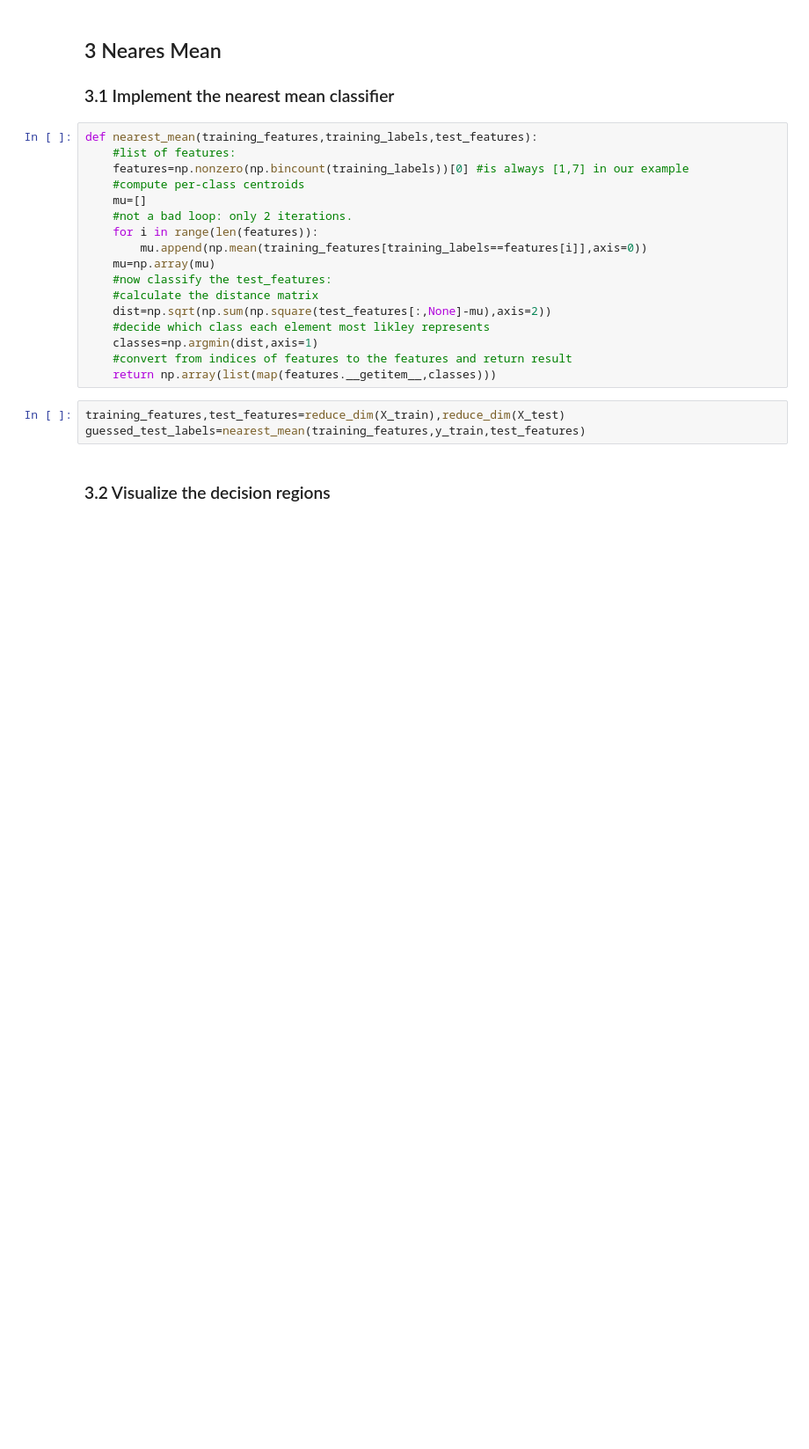
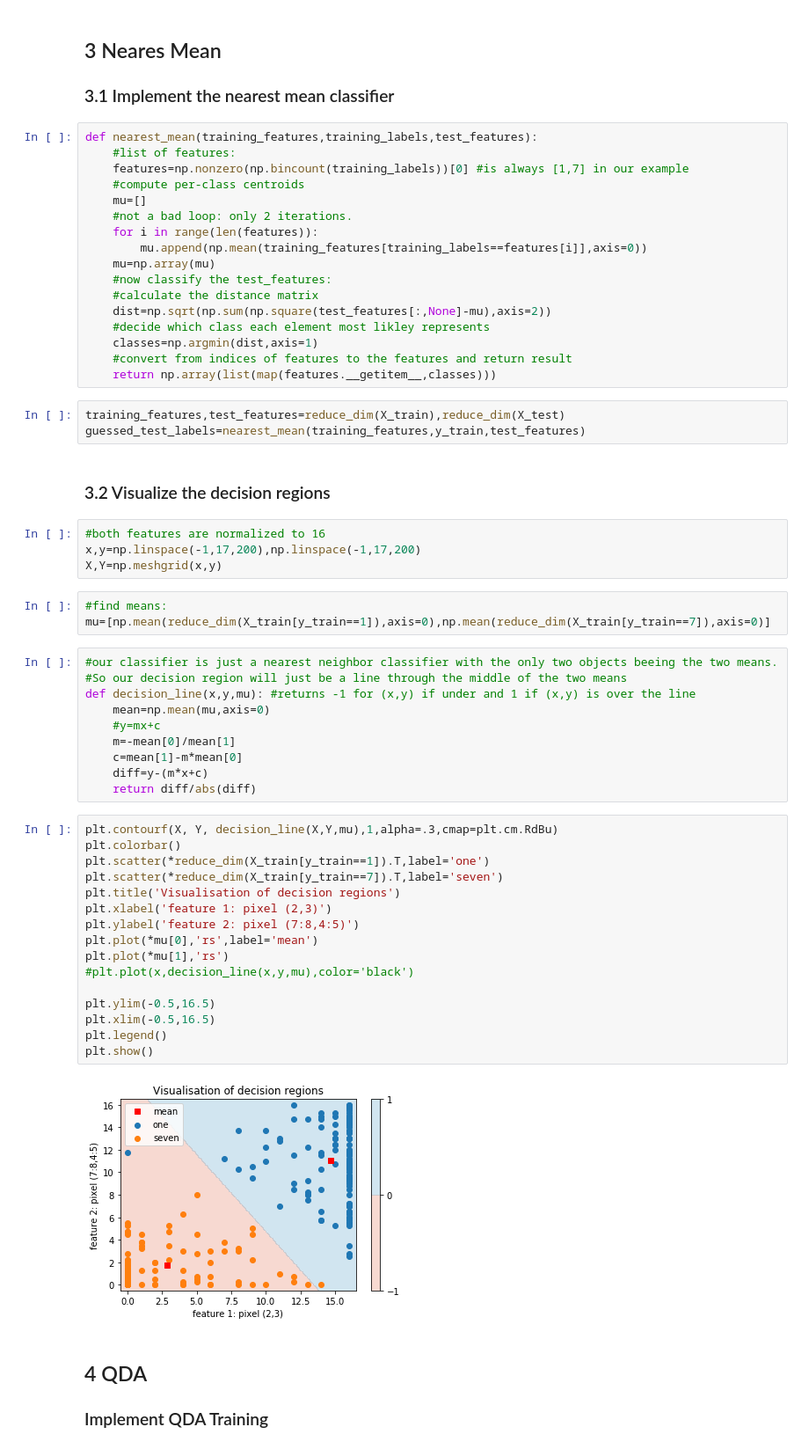
Before and after one commit to ml4cdeca/FundamentalsOfMachineLearning, a Jupyter notebook: blatt3/qda-lda.ipynb, the cells around one changed output. Shown at 88% size. Cells and saved outputs as stored; diff of their text form; blank space fills up the shorter version.

```diff
--- a/blatt3/qda-lda.ipynb
+++ b/blatt3/qda-lda.ipynb
@@ -105,3 +104,41 @@ training_features,test_features=reduce_dim(X_train),reduce_dim(X_test)
 guessed_test_labels=nearest_mean(training_features,y_train,test_features)
 # %% [markdown]
 ### 3.2 Visualize the decision regions
+# %%
+#both features are normalized to 16
+x,y=np.linspace(-1,17,200),np.linspace(-1,17,200)
+X,Y=np.meshgrid(x,y)
+# %%
+#find means:
+mu=[np.mean(reduce_dim(X_train[y_train==1]),axis=0),np.mean(reduce_dim(X_train[y_train==7]),axis=0)]
+# %%
+#our classifier is just a nearest neighbor classifier with the only two objects beeing the two means.
+#So our decision region will just be a line through the middle of the two means
+def decision_line(x,y,mu): #returns -1 for (x,y) if under and 1 if (x,y) is over the line
+    mean=np.mean(mu,axis=0)
+    #y=mx+c
+    m=-mean[0]/mean[1]
+    c=mean[1]-m*mean[0]
+    diff=y-(m*x+c)
+    return diff/abs(diff)
+# %%
+plt.contourf(X, Y, decision_line(X,Y,mu),1,alpha=.3,cmap=plt.cm.RdBu)
+plt.colorbar()
+plt.scatter(*reduce_dim(X_train[y_train==1]).T,label='one')
+plt.scatter(*reduce_dim(X_train[y_train==7]).T,label='seven')
+plt.title('Visualisation of decision regions')
+plt.xlabel('feature 1: pixel (2,3)')
+plt.ylabel('feature 2: pixel (7:8,4:5)')
+plt.plot(*mu[0],'rs',label='mean')
+plt.plot(*mu[1],'rs')
+#plt.plot(x,decision_line(x,y,mu),color='black')
+
+plt.ylim(-0.5,16.5)
+plt.xlim(-0.5,16.5)
+plt.legend()
+plt.show()
+# %% [output]
+[figure, added]
+# %% [markdown]
+## 4 QDA
+### Implement QDA Training
```
Also changed, not shown: parts of 1 cell of this notebook.
